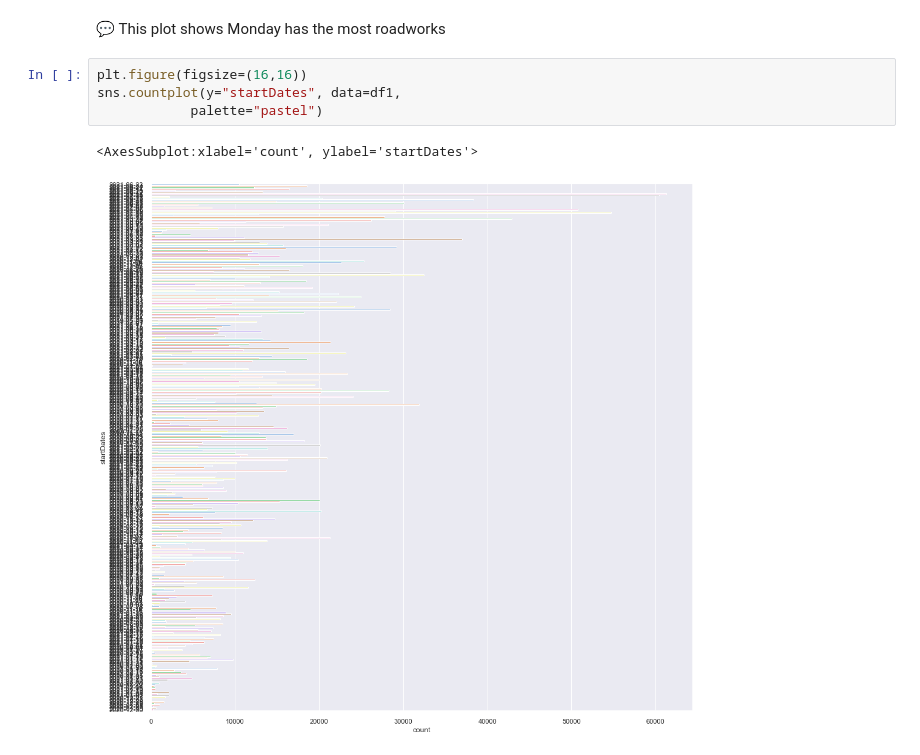
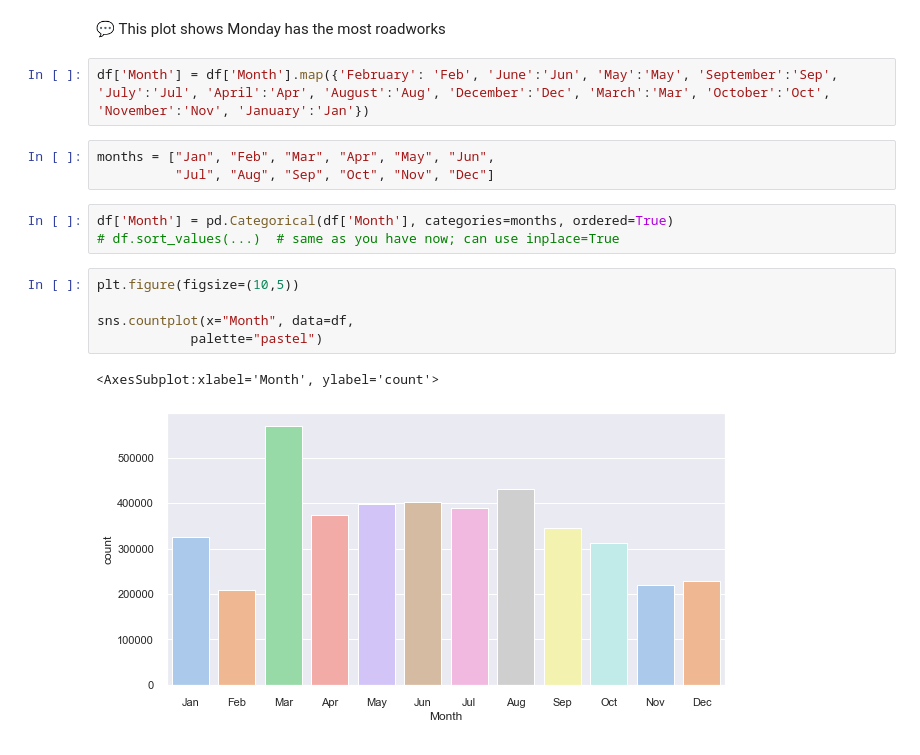
Before and after one commit to AviMegin/AI, a Jupyter notebook: Python/Parquet- project - explore ROADWORKS.ipynb, the cells around one changed output. Drawn from its saved outputs; the diff is of its cells as text.

```diff
--- a/Python/Parquet- project - explore ROADWORKS.ipynb
+++ b/Python/Parquet- project - explore ROADWORKS.ipynb
@@ -334,9 +353,18 @@ sns.countplot(y="weekdayStart", data=df,
 # %% [markdown]
 💬 This plot shows Monday has the most roadworks
-# %%
-plt.figure(figsize=(16,16))
-sns.countplot(y="startDates", data=df1,
-            palette="pastel")
-# %% [output]
-<AxesSubplot:xlabel='count', ylabel='startDates'>
-[figure, removed]
+# %%
+df['Month'] = df['Month'].map({'February': 'Feb', 'June':'Jun', 'May':'May', 'September':'Sep', 'July':'Jul', 'April':'Apr', 'August':'Aug', 'December':'Dec', 'March':'Mar', 'October':'Oct', 'November':'Nov', 'January':'Jan'})
+# %%
+months = ["Jan", "Feb", "Mar", "Apr", "May", "Jun",
+          "Jul", "Aug", "Sep", "Oct", "Nov", "Dec"]
+# %%
+df['Month'] = pd.Categorical(df['Month'], categories=months, ordered=True)
+# df.sort_values(...)  # same as you have now; can use inplace=True
+# %%
+plt.figure(figsize=(10,5))
+
+sns.countplot(x="Month", data=df,
+            palette="pastel")
+# %% [output]
+<AxesSubplot:xlabel='Month', ylabel='count'>
+[figure, added]
```
Also changed, not shown: parts of 17 cells of this notebook, 1 other file.
